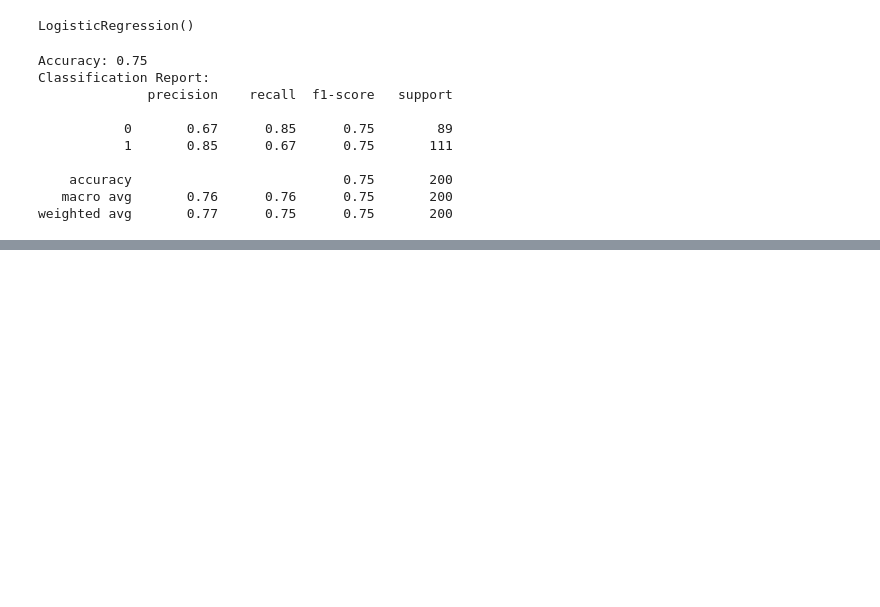
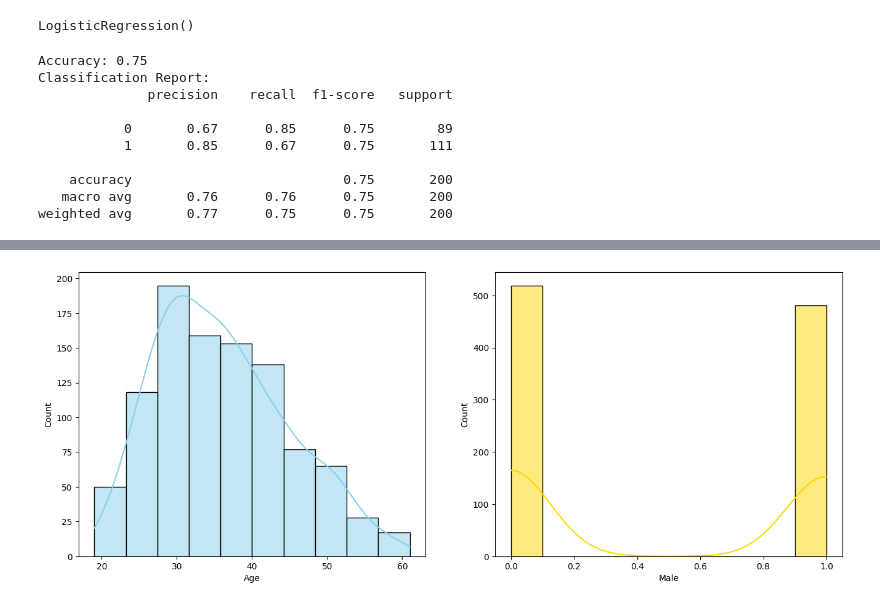
Before and after one commit to aaditwadhwa/AD-Prediction-Model, a Jupyter notebook: AIML2.ipynb, the cells around one changed output, grey strips where cells are left out. Cells and saved outputs as stored; diff of their text form; code cells hidden in the pictures; blank space fills up the shorter version.

```diff
--- a/AIML2.ipynb
+++ b/AIML2.ipynb
@@ -194,0 +225,12 @@ Predicted probability of clicking on the ad: 27.66725637886506 %
+# %%
+# Histogram and Density Graphs of all Variables were accessed.
+
+fig, ax = plt.subplots(1, 2, figsize=(16, 6))
+
+sns.histplot(data.Age, bins=10, kde=True, color='skyblue', ax=ax[0])
+
+sns.histplot(data.Male, bins=10, kde=True, color='gold', ax=ax[1])
+
+plt.show()
+# %% [output]
+[figure, added]
```
Also changed, not shown: parts of 10 cells of this notebook.
